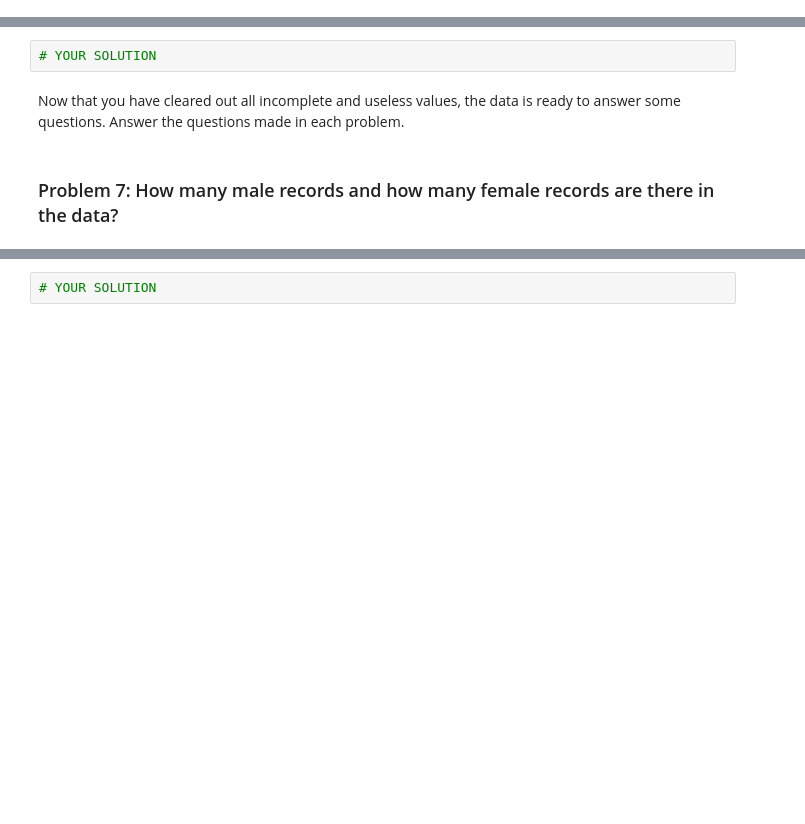
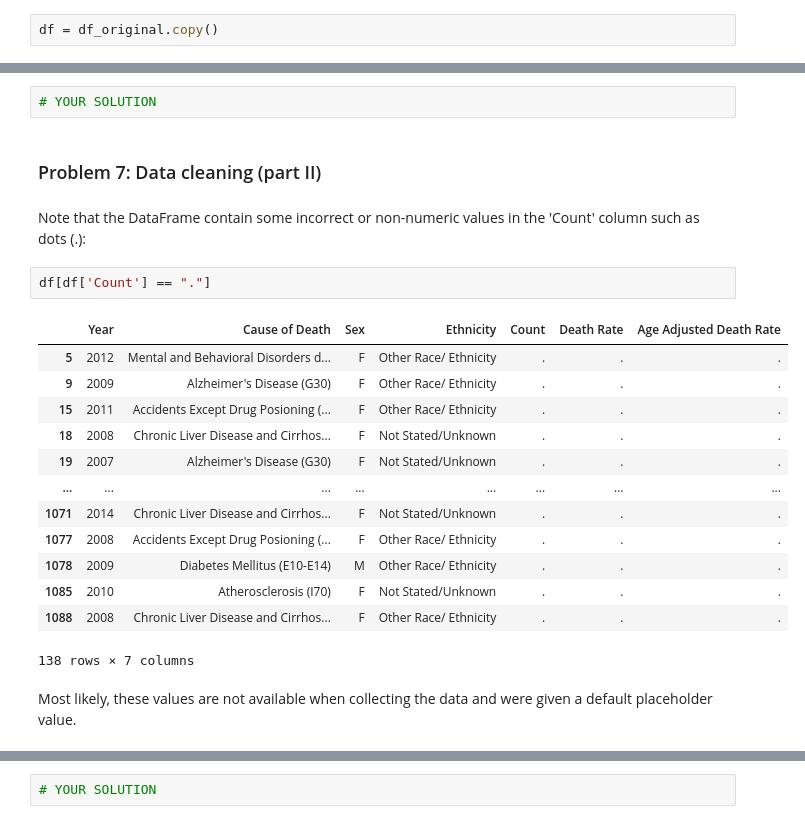
Before and after one commit to josecarlosgt/Data-Processing-and-Analytics, a Jupyter notebook: Lab_Practice.ipynb, the cells around one changed output, grey strips where cells are left out. Drawn from its saved outputs; the diff is of its cells as text; blank space fills up the shorter version.

```diff
--- a/Lab_Practice.ipynb
+++ b/Lab_Practice.ipynb
@@ -130 +140,3 @@ df_original.shape
+# %%
+df = df_original.copy()
 # %% [markdown]
@@ -173,7 +170,25 @@ print("""
 ...
 # %%
 # YOUR SOLUTION
-# %% [markdown]
-Now that you have cleared out all incomplete and useless values, the data is ready to answer some questions. Answer the questions made in each problem.
-# %% [markdown]
-### Problem 7: How many male records and how many female records are there in the data?
+# %% [markdown]
+### Problem 7: Data cleaning (part II)
+# %% [markdown]
+Note that the DataFrame contain some incorrect or non-numeric values in the 'Count' column such as dots (.):
+# %%
+df[df['Count'] == "."]
+# %% [output]
+|  | Year | Cause of Death | Sex | Ethnicity | Count | Death Rate | Age Adjusted Death Rate |
+| 5 | 2012 | Mental and Behavioral Disorders d... | F | Other Race/ Ethnicity | . | . | . |
+| 9 | 2009 | Alzheimer's Disease (G30) | F | Other Race/ Ethnicity | . | . | . |
+| 15 | 2011 | Accidents Except Drug Posioning (... | F | Other Race/ Ethnicity | . | . | . |
+| 18 | 2008 | Chronic Liver Disease and Cirrhos... | F | Not Stated/Unknown | . | . | . |
+| 19 | 2007 | Alzheimer's Disease (G30) | F | Not Stated/Unknown | . | . | . |
+| ... | ... | ... | ... | ... | ... | ... | ... |
+| 1071 | 2014 | Chronic Liver Disease and Cirrhos... | F | Not Stated/Unknown | . | . | . |
+| 1077 | 2008 | Accidents Except Drug Posioning (... | F | Other Race/ Ethnicity | . | . | . |
+| 1078 | 2009 | Diabetes Mellitus (E10-E14) | M | Other Race/ Ethnicity | . | . | . |
+| 1085 | 2010 | Atherosclerosis (I70) | F | Not Stated/Unknown | . | . | . |
+| 1088 | 2008 | Chronic Liver Disease and Cirrhos... | F | Other Race/ Ethnicity | . | . | . |
+138 rows × 7 columns
+# %% [markdown]
+Most likely, these values are not available when collecting the data and were given a default placeholder value.
```
Also changed, not shown: parts of 51 cells of this notebook, 4 other files.
